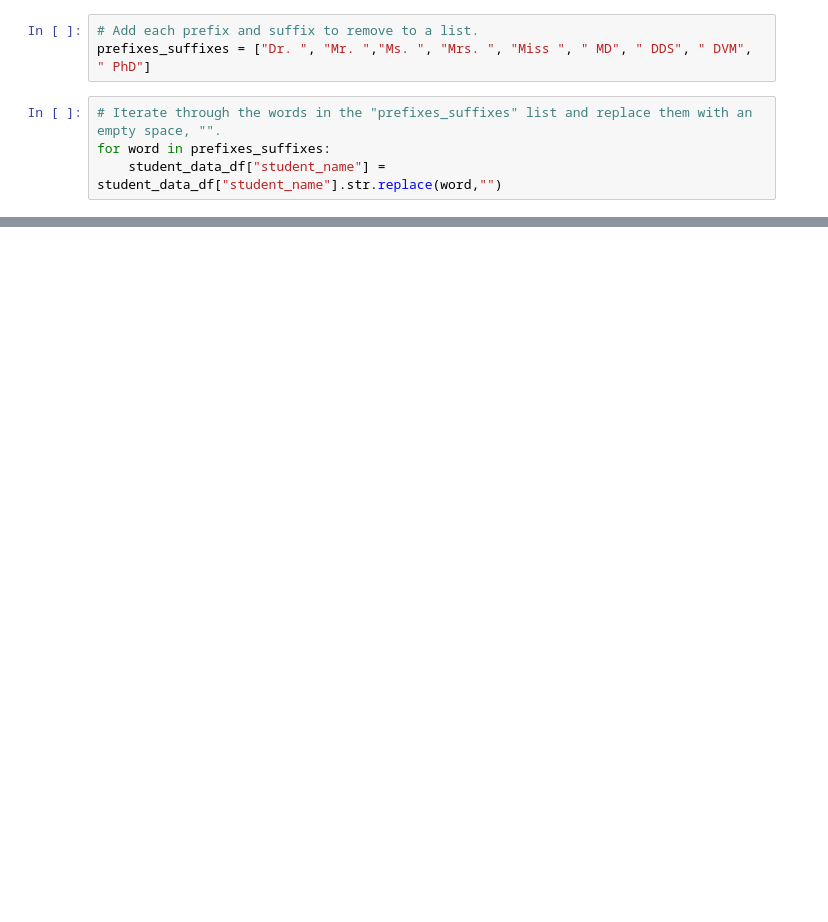
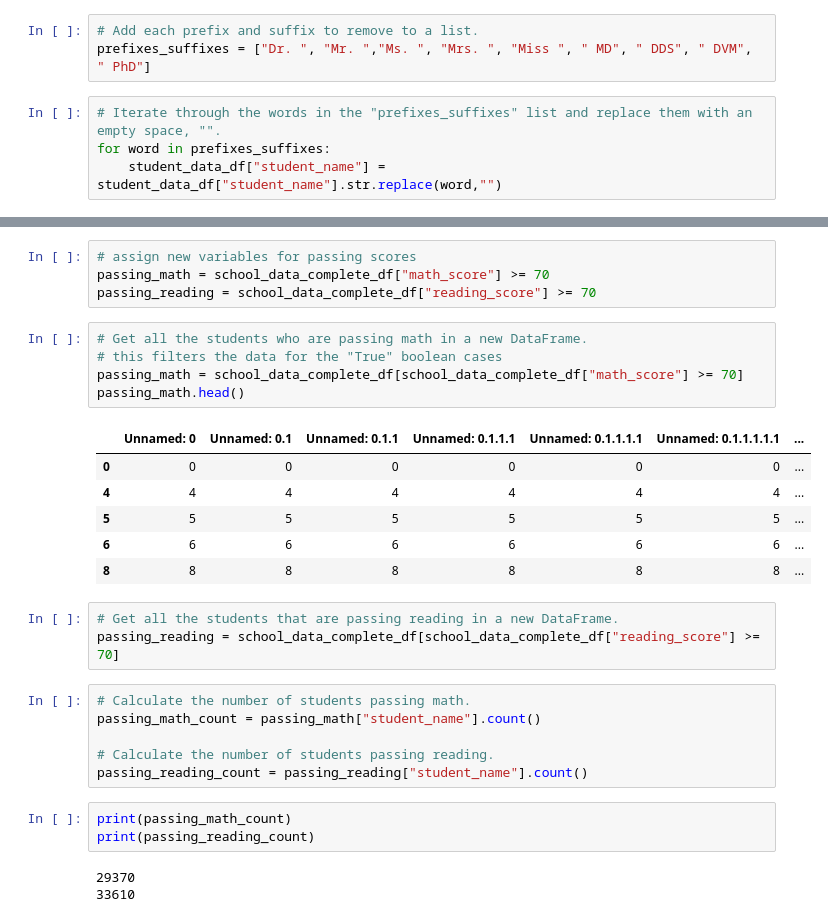
Before and after one commit to sh-4/school_district_analysis, a Jupyter notebook: PyCitySchools.ipynb, the cells around one changed output, grey strips where cells are left out. Saved outputs shown, nothing was run; the diff lists cells and outputs as text; blank space fills up the shorter version.

```diff
--- a/PyCitySchools.ipynb
+++ b/PyCitySchools.ipynb
@@ -208,0 +300,31 @@ student_data_df.to_csv("resources/students_complete.csv")
+# %%
+# assign new variables for passing scores
+passing_math = school_data_complete_df["math_score"] >= 70
+passing_reading = school_data_complete_df["reading_score"] >= 70
+# %%
+# Get all the students who are passing math in a new DataFrame.
+# this filters the data for the "True" boolean cases
+passing_math = school_data_complete_df[school_data_complete_df["math_score"] >= 70]
+passing_math.head()
+# %% [output]
+|  | Unnamed: 0 | Unnamed: 0.1 | Unnamed: 0.1.1 | Unnamed: 0.1.1.1 | Unnamed: 0.1.1.1.1 | Unnamed: 0.1.1.1.1.1 | ... |
+| 0 | 0 | 0 | 0 | 0 | 0 | 0 | ... |
+| 4 | 4 | 4 | 4 | 4 | 4 | 4 | ... |
+| 5 | 5 | 5 | 5 | 5 | 5 | 5 | ... |
+| 6 | 6 | 6 | 6 | 6 | 6 | 6 | ... |
+| 8 | 8 | 8 | 8 | 8 | 8 | 8 | ... |
+# %%
+# Get all the students that are passing reading in a new DataFrame.
+passing_reading = school_data_complete_df[school_data_complete_df["reading_score"] >= 70]
+# %%
+# Calculate the number of students passing math.
+passing_math_count = passing_math["student_name"].count()
+
+# Calculate the number of students passing reading.
+passing_reading_count = passing_reading["student_name"].count()
+# %%
+print(passing_math_count)
+print(passing_reading_count)
+# %% [output]
+29370
+33610
```
Also changed, not shown: parts of 28 cells of this notebook, 1 other file.
